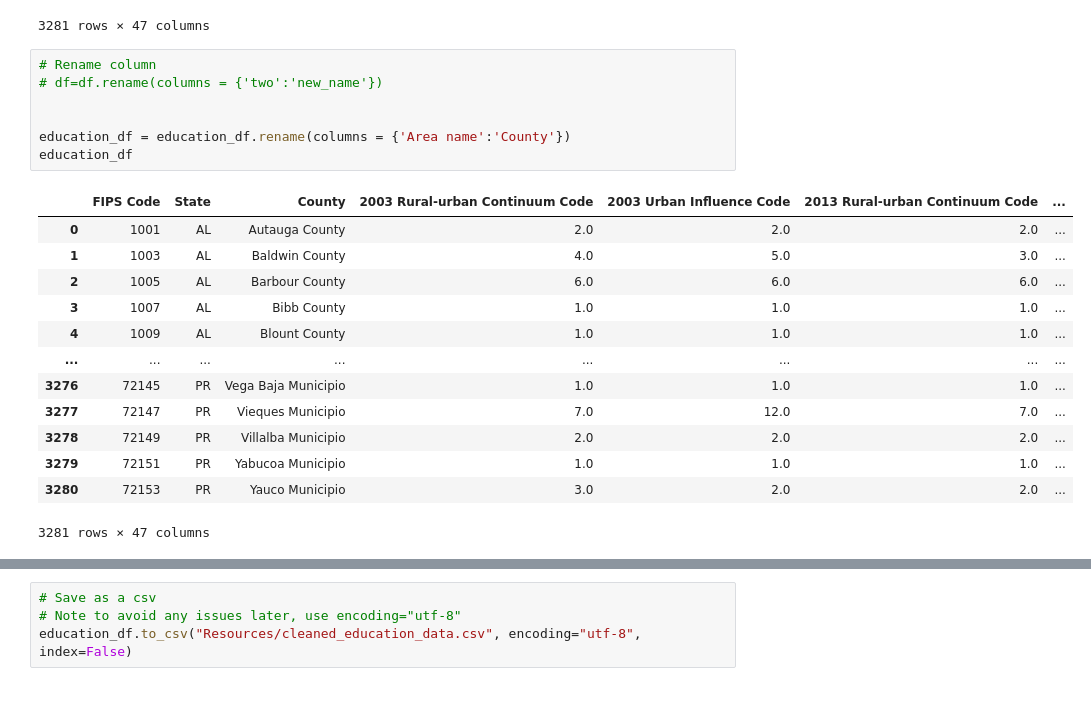
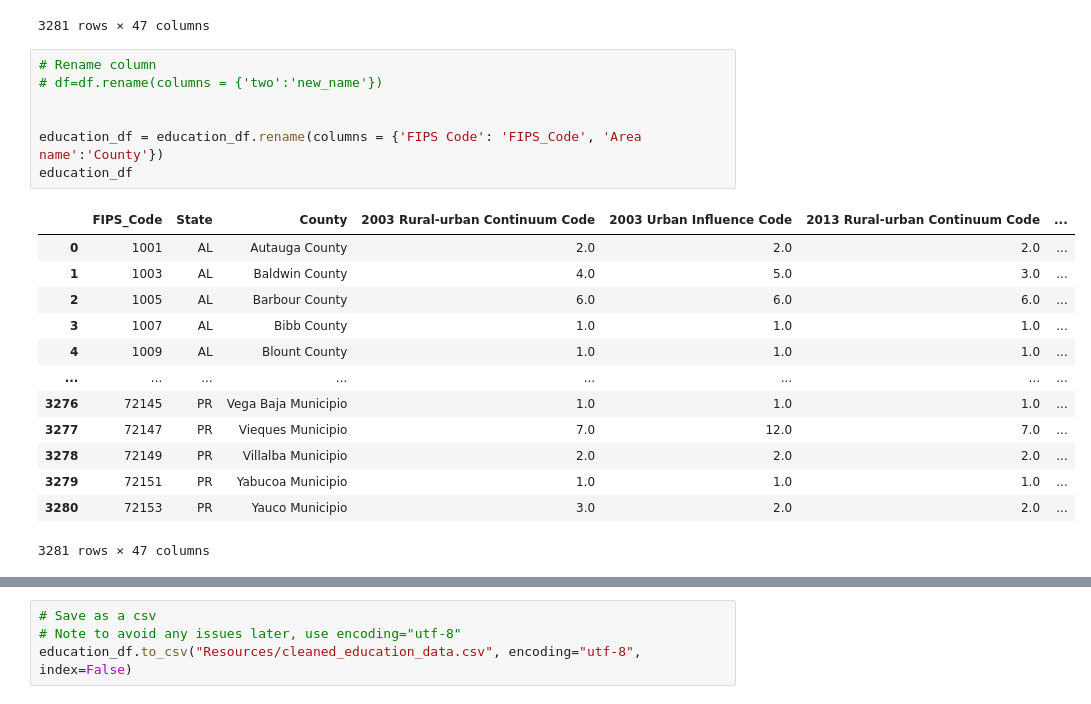
Before and after one commit to uzmabb182/data-visualization-using-flask-project2, a Jupyter notebook: data_visualzation/data_cleaning.ipynb, the cells around one changed output, grey strips where cells are left out. Saved outputs shown, nothing was run; the diff lists cells and outputs as text.

Commit message:
underscore added in the column names

```diff
--- a/data_visualzation/data_cleaning.ipynb
+++ b/data_visualzation/data_cleaning.ipynb
@@ -164,12 +189,12 @@ education_df
 # %%
 # Rename column
 # df=df.rename(columns = {'two':'new_name'})
 
 
-education_df = education_df.rename(columns = {'Area name':'County'})
+education_df = education_df.rename(columns = {'FIPS Code': 'FIPS_Code', 'Area name':'County'})
 education_df
 # %% [output]
-|  | FIPS Code | State | County | 2003 Rural-urban Continuum Code | 2003 Urban Influence Code | 2013 Rural-urban Continuum Code | ... |
+|  | FIPS_Code | State | County | 2003 Rural-urban Continuum Code | 2003 Urban Influence Code | 2013 Rural-urban Continuum Code | ... |
 | 0 | 1001 | AL | Autauga County | 2.0 | 2.0 | 2.0 | ... |
 | 1 | 1003 | AL | Baldwin County | 4.0 | 5.0 | 3.0 | ... |
 | 2 | 1005 | AL | Barbour County | 6.0 | 6.0 | 6.0 | ... |
```
Also changed, not shown: parts of 9 cells of this notebook, 4 other files.
